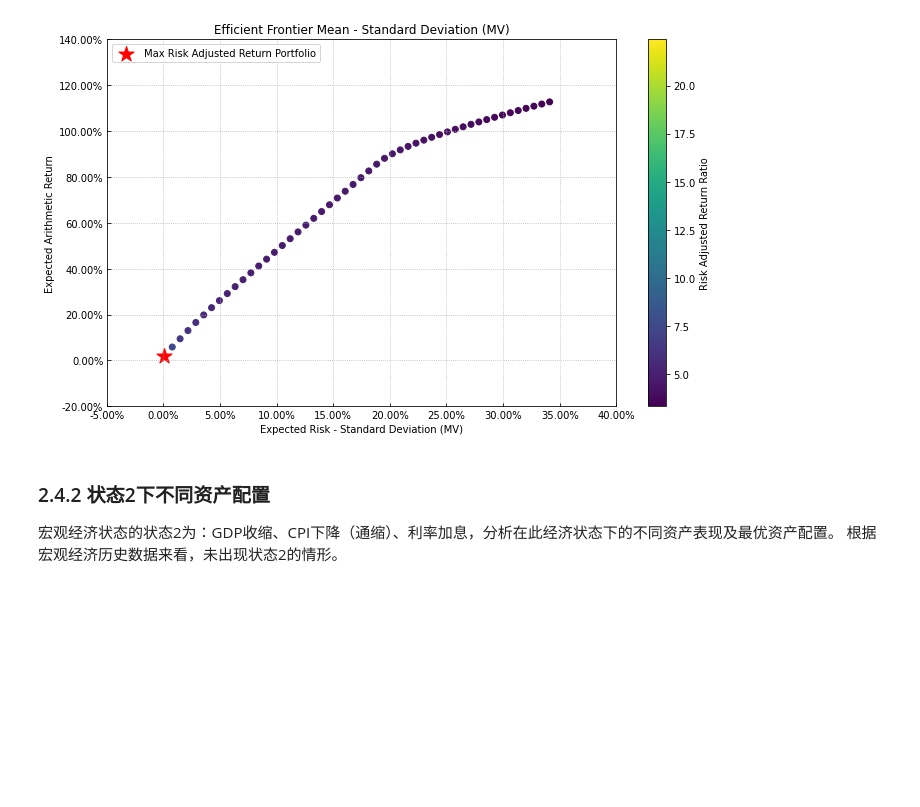
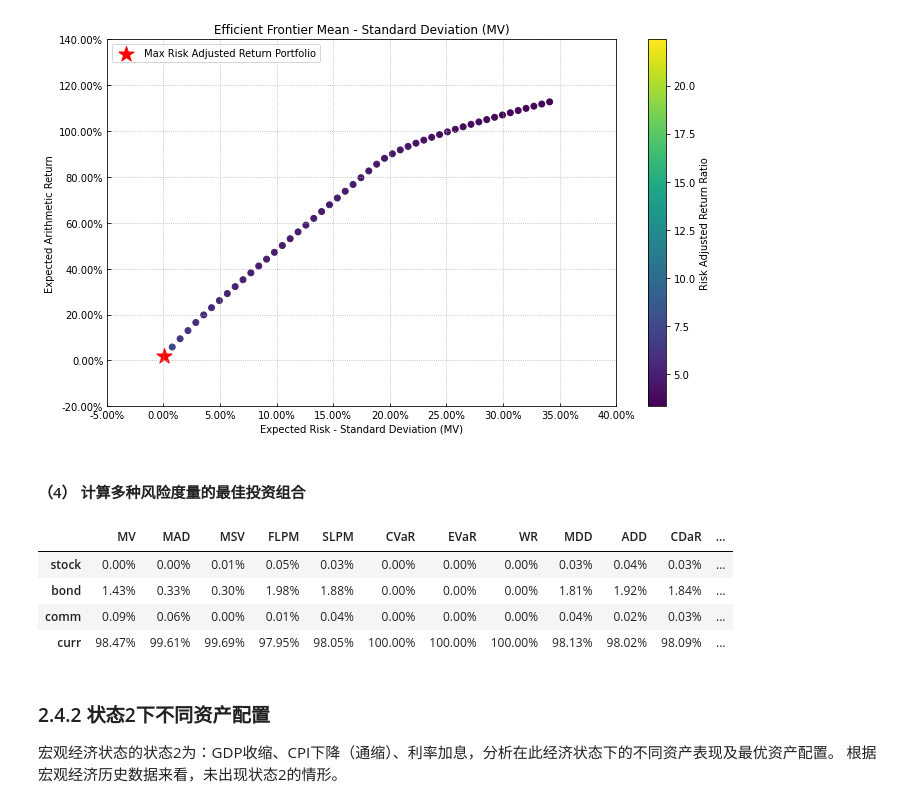
Before and after one commit to ibestrace/folio, a Jupyter notebook: Macro_Strategy_TAA.ipynb, the cells around one changed output. Cells and saved outputs as stored; diff of their text form; code cells hidden in the pictures; blank space fills up the shorter version.

```diff
--- a/Macro_Strategy_TAA.ipynb
+++ b/Macro_Strategy_TAA.ipynb
@@ -816,6 +816,43 @@ ax = rp.plot_frontier(w_frontier=frontier, mu=mu, cov=cov, returns=returns, rm=r
                       marker='*', s=16, c='r', height=6, width=10, ax=None)
 # %% [output]
 [figure]
+# %% [markdown]
+#### （4） 计算多种风险度量的最佳投资组合
+# %%
+'''
+**Risk Measures available**:
+'MV': Standard Deviation.标准差
+'MAD': Mean Absolute Deviation.平均绝对偏差
+'MSV': Semi Standard Deviation.半标准差
+'FLPM': First Lower Partial Moment (Omega Ratio).第一下偏矩（欧米茄比率）
+'SLPM': Second Lower Partial Moment (Sortino Ratio).第二下偏矩（Sortino 比）
+'CVaR': Conditional Value at Risk.有条件的风险价值
+'EVaR': Entropic Value at Risk.熵值风险
+'WR': Worst Realization (Minimax) 最差实现（Minimax）
+'MDD': Maximum Drawdown of uncompounded cumulative returns (Calmar Ratio).未复利累积回报的最大回撤（卡尔马比率）
+'ADD': Average Drawdown of uncompounded cumulative returns.未复利累计回报的平均回撤
+'CDaR': Conditional Drawdown at Risk of uncompounded cumulative returns.存在未复利累积回报风险的有条件回撤
+'EDaR': Entropic Drawdown at Risk of uncompounded cumulative returns.面临未复利累积回报风险的熵回撤
+'UCI': Ulcer Index of uncompounded cumulative returns.未复利累积收益溃疡指数
+'''
+rms = ['MV', 'MAD', 'MSV', 'FLPM', 'SLPM', 'CVaR',
+       'EVaR', 'WR', 'MDD', 'ADD', 'CDaR', 'UCI', 'EDaR']
+
+w_s = pd.DataFrame([])
+
+for i in rms:
+    w = port.optimization(model=model, rm=i, obj=obj, rf=rf, l=l, hist=hist)
+    w_s = pd.concat([w_s, w], axis=1)
+
+w_s.columns = rms
+# %%
+w_s.style.format("{:.2%}").background_gradient(cmap='YlGn')
+# %% [output]
+|  | MV | MAD | MSV | FLPM | SLPM | CVaR | EVaR | WR | MDD | ADD | CDaR | ... |
+| stock | 0.00% | 0.00% | 0.01% | 0.05% | 0.03% | 0.00% | 0.00% | 0.00% | 0.03% | 0.04% | 0.03% | ... |
+| bond | 1.43% | 0.33% | 0.30% | 1.98% | 1.88% | 0.00% | 0.00% | 0.00% | 1.81% | 1.92% | 1.84% | ... |
+| comm | 0.09% | 0.06% | 0.00% | 0.01% | 0.04% | 0.00% | 0.00% | 0.00% | 0.04% | 0.02% | 0.03% | ... |
+| curr | 98.47% | 99.61% | 99.69% | 97.95% | 98.05% | 100.00% | 100.00% | 100.00% | 98.13% | 98.02% | 98.09% | ... |
 # %% [markdown]
 ### 2.4.2 状态2下不同资产配置
 宏观经济状态的状态2为：GDP收缩、CPI下降（通缩）、利率加息，分析在此经济状态下的不同资产表现及最优资产配置。
```
Also changed, not shown: parts of 15 cells of this notebook.
